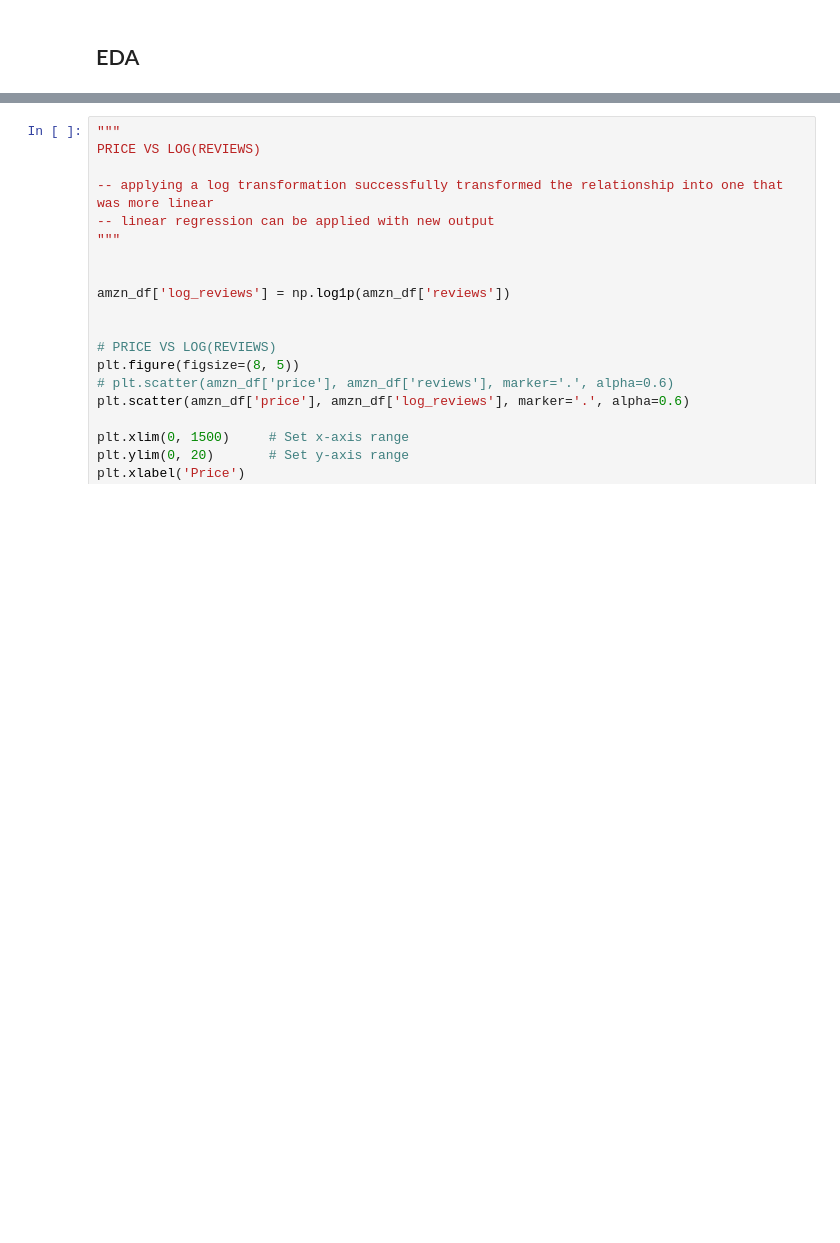
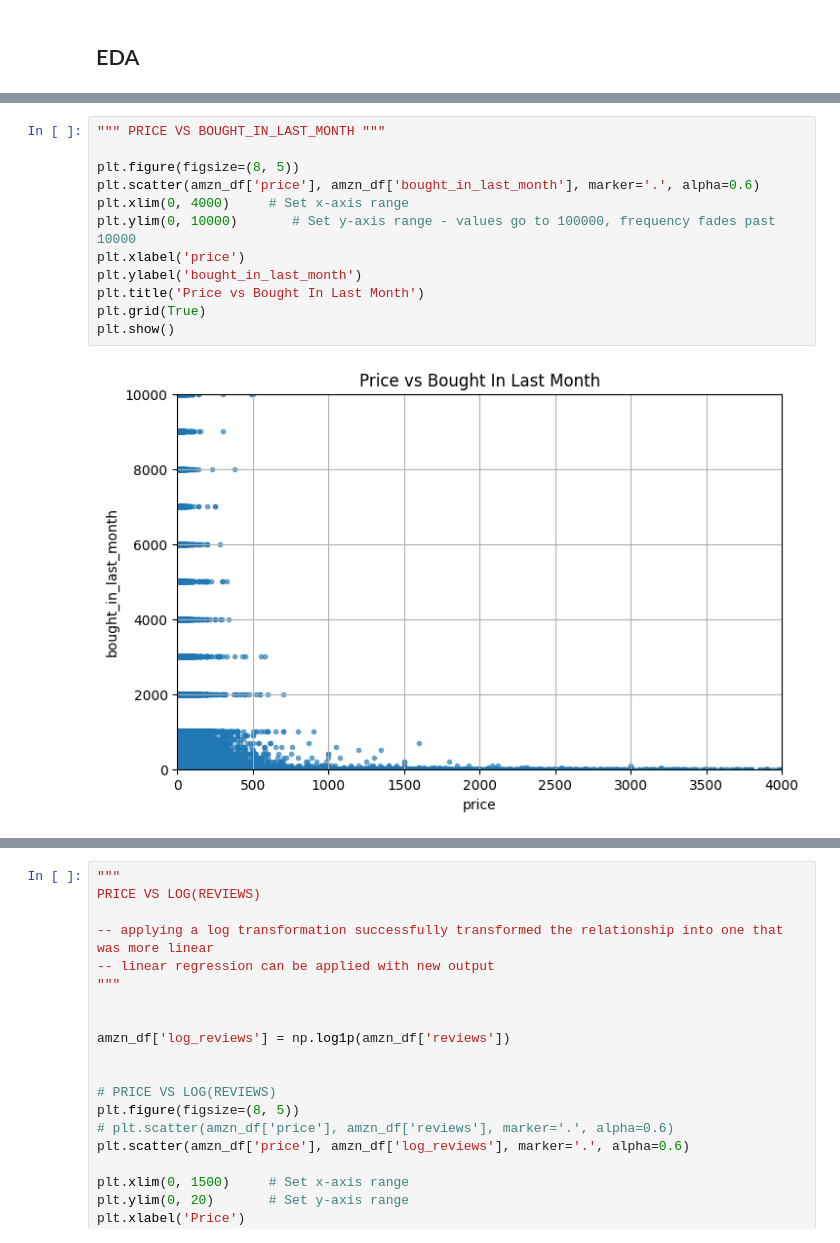
Before and after one commit to edmiller824/sf_tech, a Jupyter notebook: amzn_product_analysis.ipynb, the cells around one changed output, grey strips where cells are left out. Saved outputs shown, nothing was run; the diff lists cells and outputs as text; blank space fills up the shorter version.

```diff
--- a/amzn_product_analysis.ipynb
+++ b/amzn_product_analysis.ipynb
@@ -225,0 +168,14 @@ plt.show()
+# %%
+""" PRICE VS BOUGHT_IN_LAST_MONTH """
+
+plt.figure(figsize=(8, 5))
+plt.scatter(amzn_df['price'], amzn_df['bought_in_last_month'], marker='.', alpha=0.6)
+plt.xlim(0, 4000)     # Set x-axis range
+plt.ylim(0, 10000)       # Set y-axis range - values go to 100000, frequency fades past 10000
+plt.xlabel('price')
+plt.ylabel('bought_in_last_month')
+plt.title('Price vs Bought In Last Month')
+plt.grid(True)
+plt.show()
+# %% [output]
+[figure, added]
```
Also changed, not shown: parts of 33 cells of this notebook.
